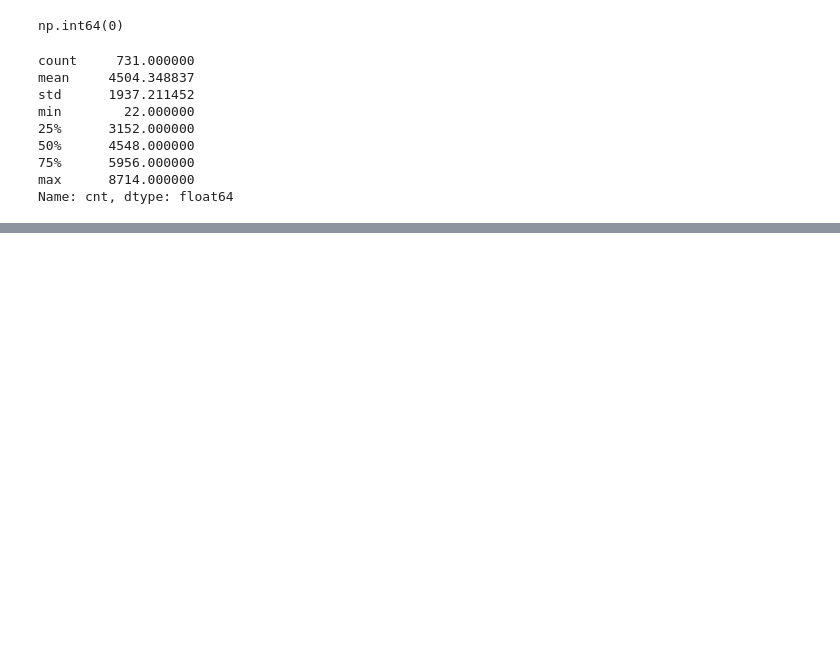
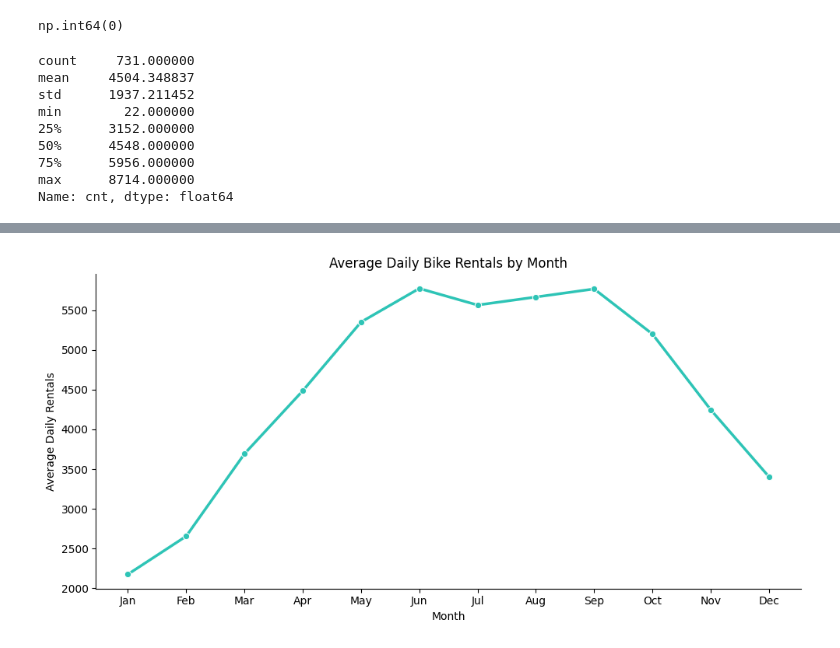
Before and after one commit to sahelsepehri/data-analysis-portfolio, a Jupyter notebook: descriptive-statistics-analyzer/notebooks/descriptive_analysis.ipynb, the cells around one changed output, grey strips where cells are left out. Drawn from its saved outputs; the diff is of its cells as text; code cells hidden in the pictures; blank space fills up the shorter version.

```diff
--- a/descriptive-statistics-analyzer/notebooks/descriptive_analysis.ipynb
+++ b/descriptive-statistics-analyzer/notebooks/descriptive_analysis.ipynb
@@ -93,0 +130,35 @@ Name: cnt, dtype: float64
+# %%
+
+# Calculate average daily rentals for each month
+monthly_avg = (
+    df.groupby("mnth", as_index=False)["cnt"]
+    .mean()
+)
+
+month_labels = [
+    "Jan", "Feb", "Mar", "Apr", "May", "Jun",
+    "Jul", "Aug", "Sep", "Oct", "Nov", "Dec"
+]
+
+plt.figure(figsize=(10, 5))
+
+ax = sns.lineplot(
+    data=monthly_avg,
+    x="mnth",
+    y="cnt",
+    marker="o",
+    linewidth=2.5,
+    color="#2EC4B6"
+)
+
+plt.xticks(range(1, 13), month_labels)
+
+plt.title("Average Daily Bike Rentals by Month")
+plt.xlabel("Month")
+plt.ylabel("Average Daily Rentals")
+
+sns.despine()
+plt.tight_layout()
+plt.show()
+# %% [output]
+[figure, added]
```
Also changed, not shown: parts of 11 cells of this notebook.
